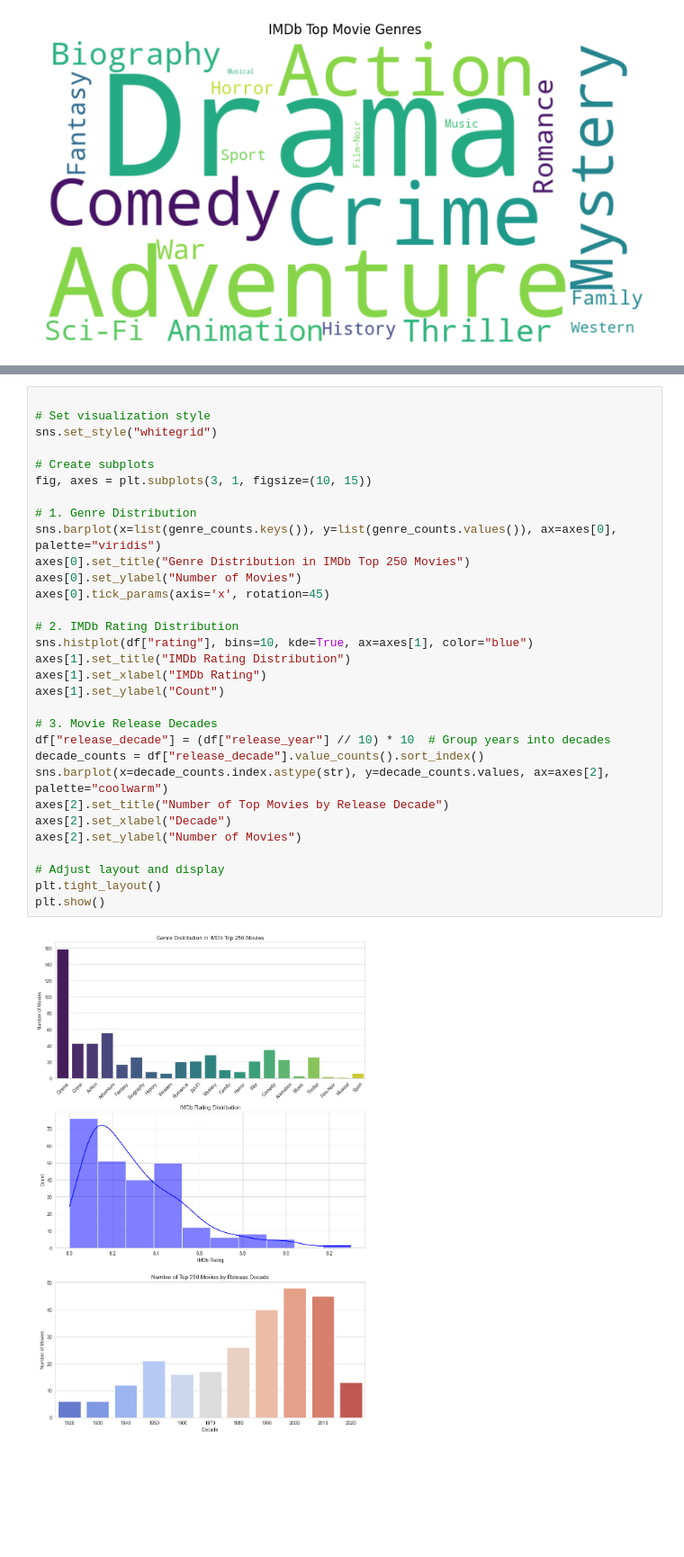
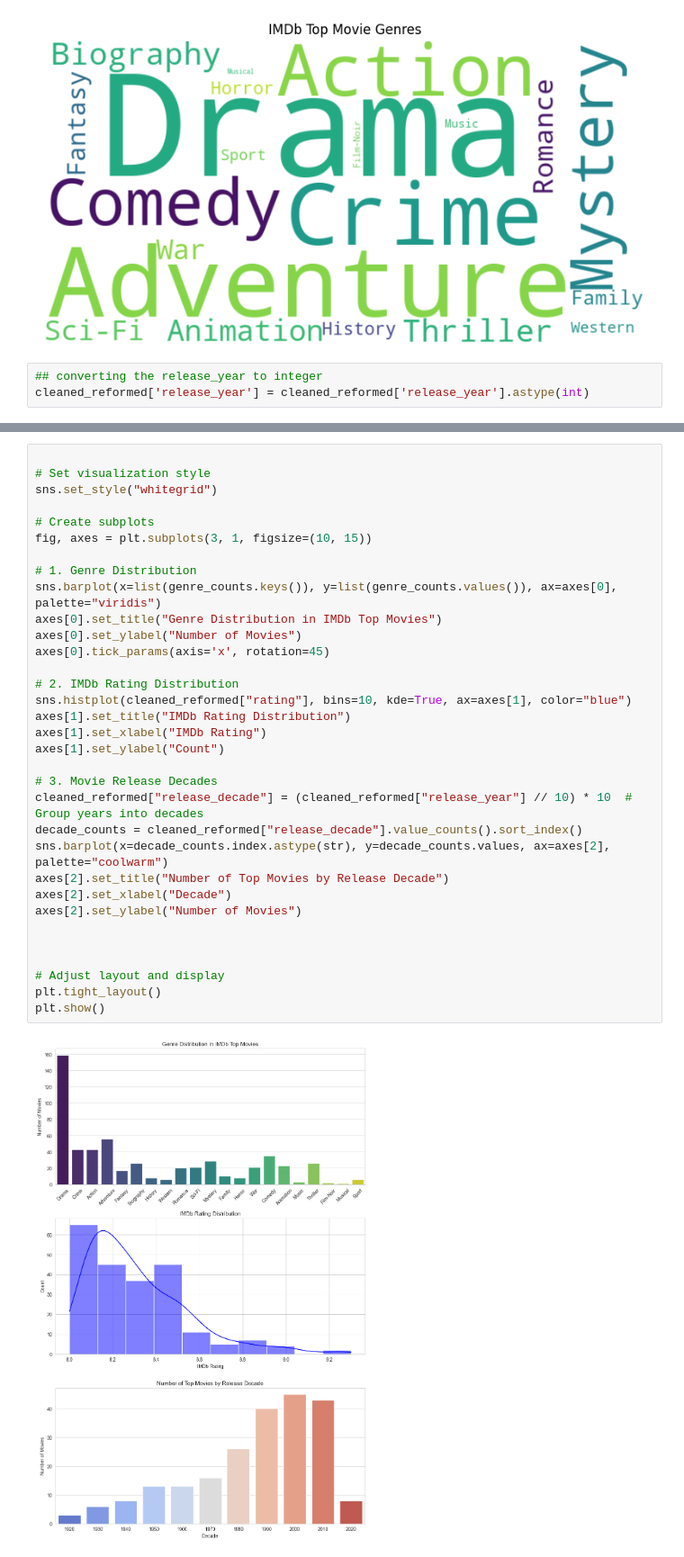
Before and after one commit to Cemputus/Data-Mining-and-Wrangling---movie-scraping, a Jupyter notebook: Analysis/Group4_Final.ipynb, the cells around one changed output, grey strips where cells are left out. Shown at 90% size. Cells and saved outputs as stored; diff of their text form; blank space fills up the shorter version.

```diff
--- a/Analysis/Group4_Final.ipynb
+++ b/Analysis/Group4_Final.ipynb
@@ -428,3 +428,6 @@ plt.title('IMDb Top Movie Genres')
 plt.show()
 # %% [output]
 [figure]
+# %%
+## converting the release_year to integer
+cleaned_reformed['release_year'] = cleaned_reformed['release_year'].astype(int)
@@ -431,33 +436,35 @@ plt.show()
 # %%
 
 # Set visualization style
 sns.set_style("whitegrid")
 
 # Create subplots
 fig, axes = plt.subplots(3, 1, figsize=(10, 15))
 
 # 1. Genre Distribution
 sns.barplot(x=list(genre_counts.keys()), y=list(genre_counts.values()), ax=axes[0], palette="viridis")
-axes[0].set_title("Genre Distribution in IMDb Top 250 Movies")
+axes[0].set_title("Genre Distribution in IMDb Top Movies")
 axes[0].set_ylabel("Number of Movies")
 axes[0].tick_params(axis='x', rotation=45)
 
 # 2. IMDb Rating Distribution
-sns.histplot(df["rating"], bins=10, kde=True, ax=axes[1], color="blue")
+sns.histplot(cleaned_reformed["rating"], bins=10, kde=True, ax=axes[1], color="blue")
 axes[1].set_title("IMDb Rating Distribution")
 axes[1].set_xlabel("IMDb Rating")
 axes[1].set_ylabel("Count")
 
 # 3. Movie Release Decades
-df["release_decade"] = (df["release_year"] // 10) * 10  # Group years into decades
-decade_counts = df["release_decade"].value_counts().sort_index()
+cleaned_reformed["release_decade"] = (cleaned_reformed["release_year"] // 10) * 10  # Group years into decades
+decade_counts = cleaned_reformed["release_decade"].value_counts().sort_index()
 sns.barplot(x=decade_counts.index.astype(str), y=decade_counts.values, ax=axes[2], palette="coolwarm")
 axes[2].set_title("Number of Top Movies by Release Decade")
 axes[2].set_xlabel("Decade")
 axes[2].set_ylabel("Number of Movies")
 
+
+
 # Adjust layout and display
 plt.tight_layout()
 plt.show()
 # %% [output]
-[figure, old version]
+[figure, new version]
```
Also changed, not shown: parts of 2 cells of this notebook.
